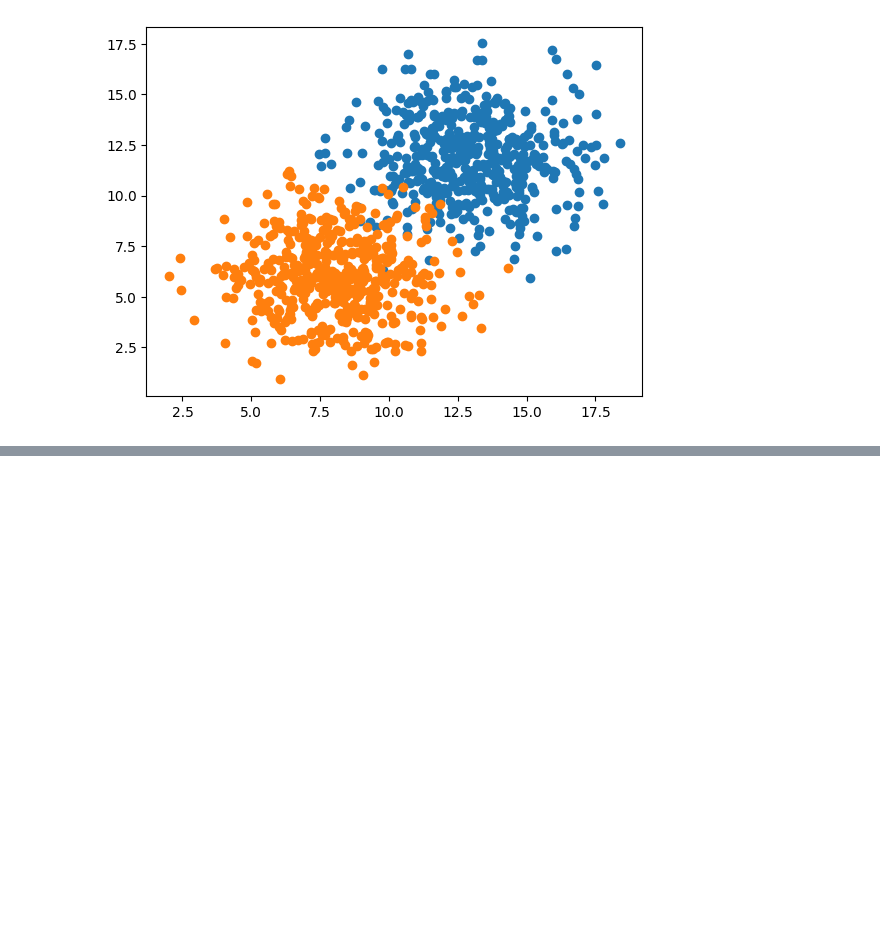
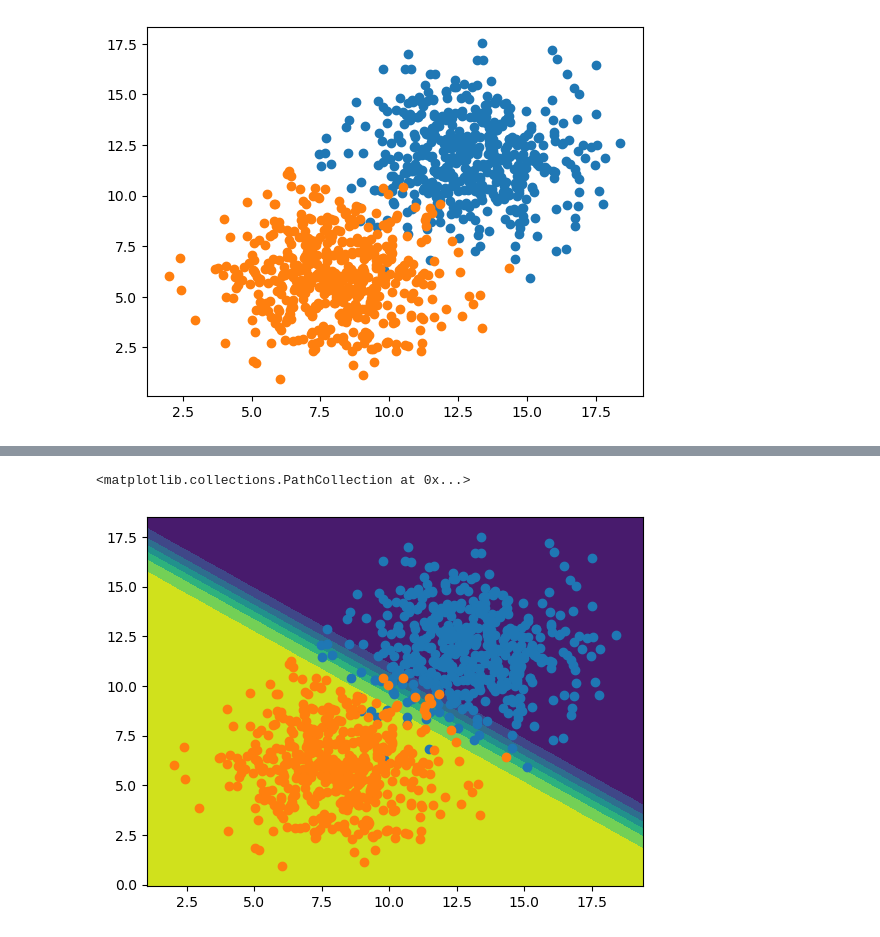
Before and after one commit to sebdisiena/Simple-Keras-Model, a Jupyter notebook: perceptron.ipynb, the cells around one changed output, grey strips where cells are left out. Cells and saved outputs as stored; diff of their text form; code cells hidden in the pictures; blank space fills up the shorter version.

Commit message:
updated README.md and figures

```diff
--- a/perceptron.ipynb
+++ b/perceptron.ipynb
@@ -75,0 +74,19 @@ plt.legend(['loss'])
+# %%
+# function to plot output where X is the dataset, y is the labelled matrix data, and model is the sequential model
+# correlates each specific coordinate with its respecitve preduction probability and plots contour zones
+# yellow = 1 purple = 0
+def plot_decision_boundary(X, y, model):
+    x_span = np.linspace(min(X[:, 0]) - 1, max(X[:, 0]) + 1)
+    y_span = np.linspace(min(X[:, 1]) - 1, max(X[:, 1]) + 1)
+    # return coordinate matricies from the input of the coordinate vectors
+    xx, yy = np.meshgrid(x_span, y_span)
+    xx_, yy_ = xx.ravel(), yy.ravel()
+    grid = np.c_[xx_,yy_]
+    pred_func = model.predict(grid)
+    Z = pred_func.reshape(xx.shape)
+    plt.contourf(xx, yy, Z)
+# %%
+plot_decision_boundary(X, y, model)
+plt.scatter(X[:n_pts,0], X[:n_pts,1])
+plt.scatter(X[n_pts:,0], X[n_pts:,1])
+# %% [output]
@@ -75,0 +94,2 @@ plt.legend(['loss'])
+<matplotlib.collections.PathCollection at 0x...>
+[figure, added]
```
Also changed, not shown: parts of 6 cells of this notebook, 5 other files.
